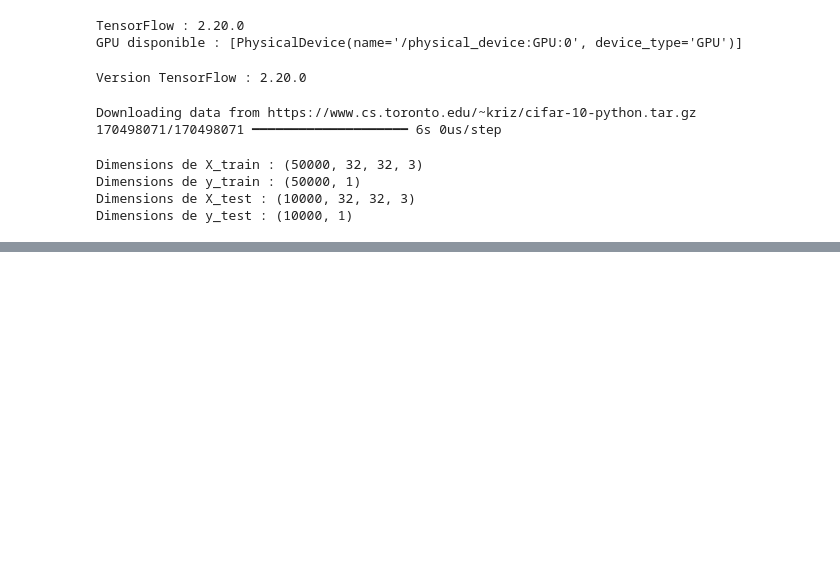
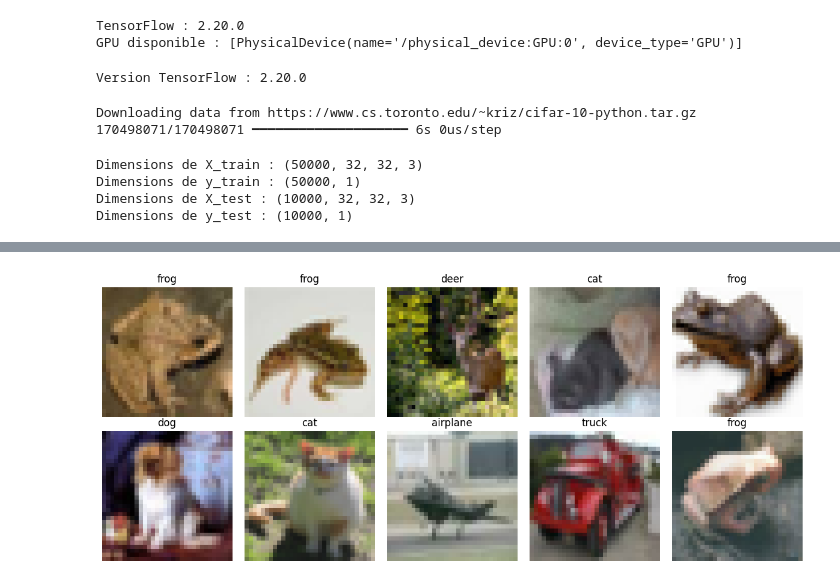
Before and after one commit to RaymCharles/Projet-CNN, a Jupyter notebook: Projet_ML.ipynb, the cells around one changed output, grey strips where cells are left out. Saved outputs shown, nothing was run; the diff lists cells and outputs as text; code cells hidden in the pictures; blank space fills up the shorter version.

Commit message:
Complete CIFAR-10 data understanding and preprocessing

```diff
--- a/Projet_ML.ipynb
+++ b/Projet_ML.ipynb
@@ -49,0 +58,34 @@ Dimensions de y_test : (10000, 1)
+# %%
+# Noms des classes CIFAR-10
+
+class_names = [
+    "airplane",
+    "automobile",
+    "bird",
+    "cat",
+    "deer",
+    "dog",
+    "frog",
+    "horse",
+    "ship",
+    "truck"
+]
+
+# Affichage de 10 images aléatoires
+
+plt.figure(figsize=(12,5))
+
+for i in range(10):
+    plt.subplot(2, 5, i + 1)
+
+    index = np.random.randint(0, len(X_train))
+
+    plt.imshow(X_train[index])
+
+    plt.title(class_names[y_train[index][0]])
+    plt.axis("off")
+
+plt.tight_layout()
+plt.show()
+# %% [output]
+[figure, added]
```
Also changed, not shown: parts of 15 cells of this notebook.
